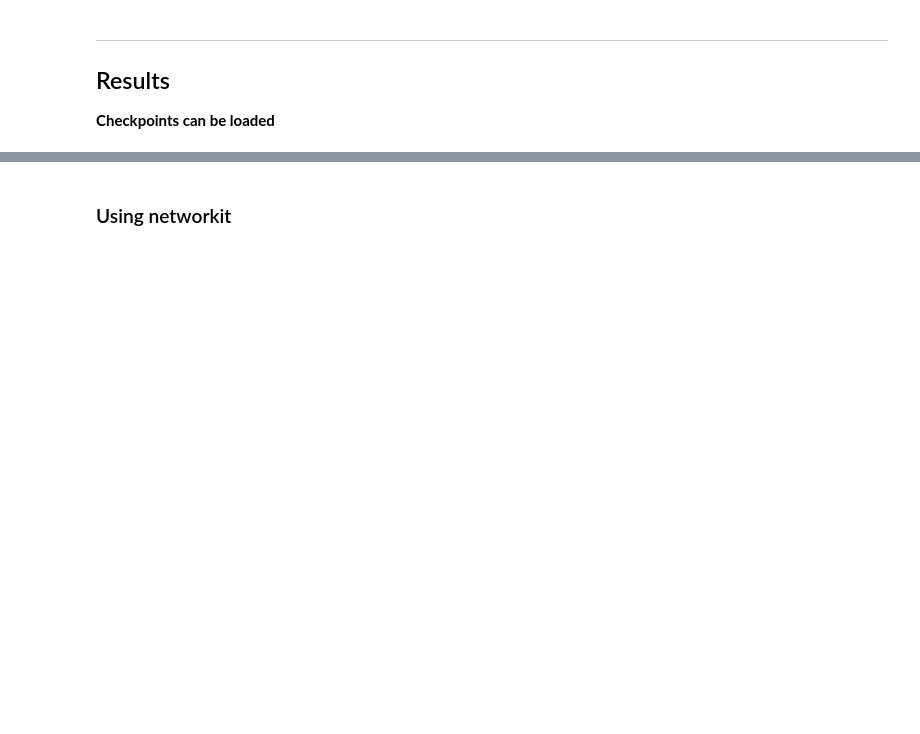
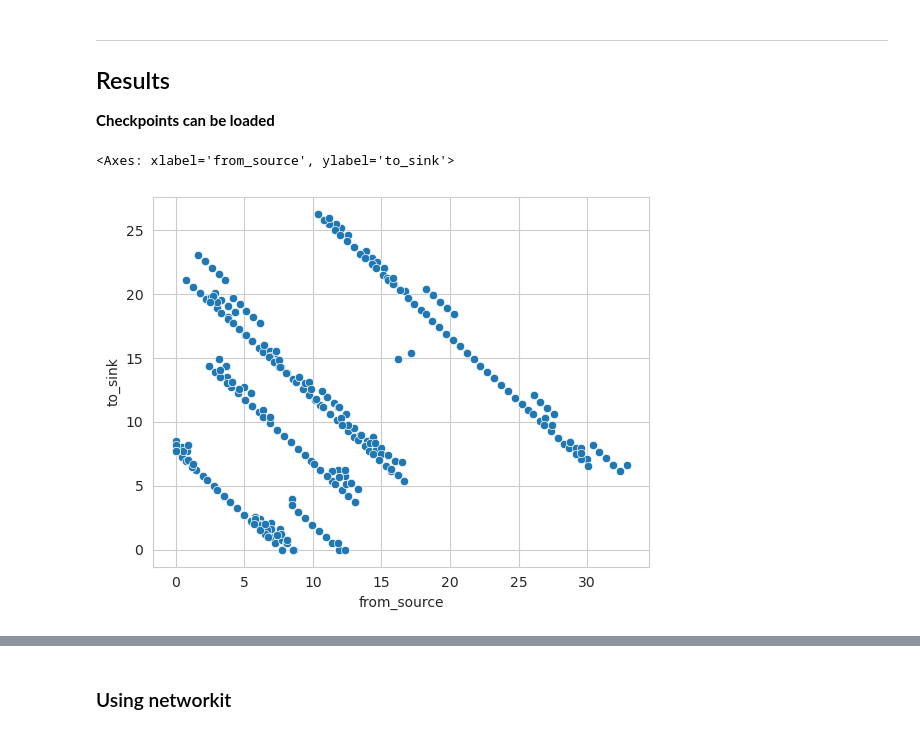
Before and after one commit to jorgeavilacartes/panricci, a Jupyter notebook: notebooks/ricci-flow.ipynb, the cells around one changed output, grey strips where cells are left out. Saved outputs shown, nothing was run; the diff lists cells and outputs as text; code cells hidden in the pictures; blank space fills up the shorter version.

```diff
--- a/notebooks/ricci-flow.ipynb
+++ b/notebooks/ricci-flow.ipynb
@@ -32,3 +48,10 @@ G_chkpt = nx.read_edgelist(
                         nodetype=int,
                         create_using=nx.DiGraph
                         )
+# %%
+node_emb = compute_node_embeddings(G_chkpt)
+coords = pd.DataFrame.from_dict(node_emb,orient="index",columns=["from_source","to_sink"])
+sns.scatterplot(coords, x="from_source",y="to_sink",)
+# %% [output]
+<Axes: xlabel='from_source', ylabel='to_sink'>
+[figure, added]
```
Also changed, not shown: parts of 8 cells of this notebook, 3 other files.
